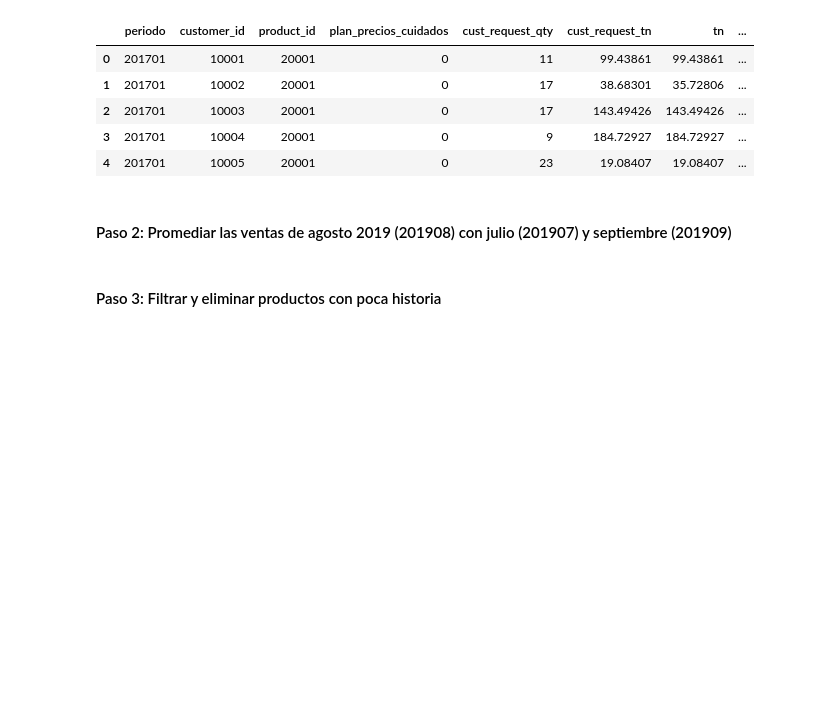
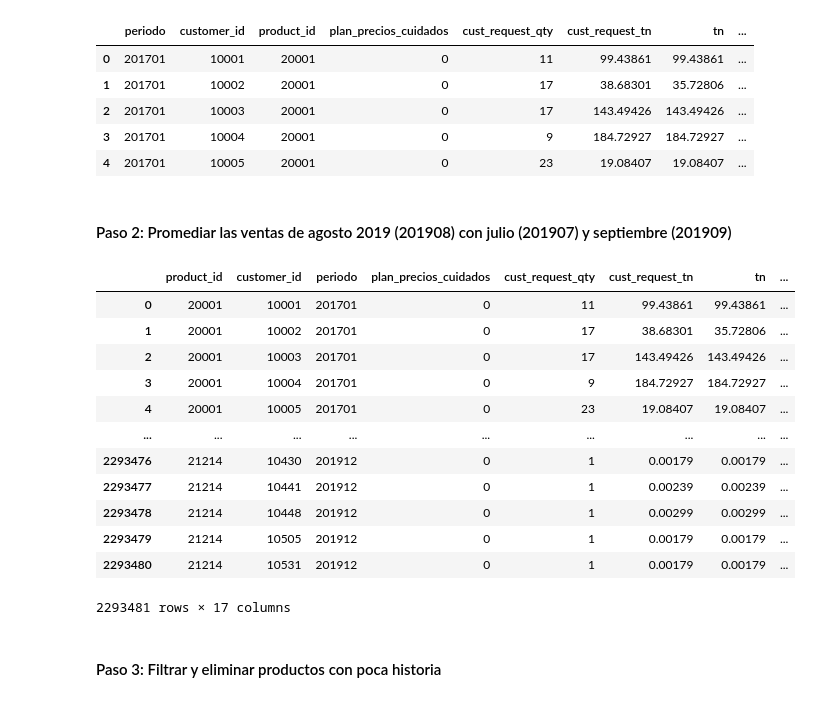
Before and after one commit to marianoMarchetta1/LaboratorioIII, a Jupyter notebook: Models/CategoryGroupAutoML/model.ipynb, the cells around one changed output. Saved outputs shown, nothing was run; the diff lists cells and outputs as text; code cells hidden in the pictures; blank space fills up the shorter version.

```diff
--- a/Models/CategoryGroupAutoML/model.ipynb
+++ b/Models/CategoryGroupAutoML/model.ipynb
@@ -44,25 +41,44 @@ df.head()
 # %% [markdown]
 #### Paso 2: Promediar las ventas de agosto 2019 (201908) con julio (201907) y septiembre (201909)
 # %%
+df['periodo'] = df['periodo'].astype(str).str.strip()
+
 # Filtrar los datos por los periodos 201907, 201908 y 201909
 df_filtered = df[df['periodo'].isin(['201907', '201908', '201909'])]
 
-# Pivotear los datos para tener columnas separadas para cada periodo
+# # Pivotear los datos para tener columnas separadas para cada periodo
 pivoted_sales = df_filtered.pivot_table(index=['product_id', 'customer_id'], columns='periodo', values='tn').reset_index()
 
-# Asegurar que las columnas 201907 y 201909 existen en el DataFrame
+# # Asegurar que las columnas 201907 y 201909 existen en el DataFrame
 pivoted_sales = pivoted_sales.reindex(columns=['product_id', 'customer_id', '201907', '201908', '201909'])
 
-# Calcular el promedio de julio y septiembre
+# # Calcular el promedio de julio y septiembre
 pivoted_sales['201908'] = pivoted_sales[['201907', '201909']].mean(axis=1)
 
-# Convertir de nuevo al formato largo
+# # Convertir de nuevo al formato largo
 updated_sales = pivoted_sales.melt(id_vars=['product_id', 'customer_id'], value_vars=['201907', '201908', '201909'],
                                    var_name='periodo', value_name='tn')
 
-# Unir con el dataframe original
-df = df.drop(columns=['tn'])
-df = pd.merge(df, updated_sales, on=['product_id', 'customer_id', 'periodo'], how='left')
+# # Unir con el dataframe original
+df.set_index(['product_id', 'customer_id', 'periodo'], inplace=True)
+df.update(updated_sales.set_index(['product_id', 'customer_id', 'periodo']))
+df.reset_index(inplace=True)
+
+display(df)
+# %% [output]
+|  | product_id | customer_id | periodo | plan_precios_cuidados | cust_request_qty | cust_request_tn | tn | ... |
+| 0 | 20001 | 10001 | 201701 | 0 | 11 | 99.43861 | 99.43861 | ... |
+| 1 | 20001 | 10002 | 201701 | 0 | 17 | 38.68301 | 35.72806 | ... |
+| 2 | 20001 | 10003 | 201701 | 0 | 17 | 143.49426 | 143.49426 | ... |
+| 3 | 20001 | 10004 | 201701 | 0 | 9 | 184.72927 | 184.72927 | ... |
+| 4 | 20001 | 10005 | 201701 | 0 | 23 | 19.08407 | 19.08407 | ... |
+| ... | ... | ... | ... | ... | ... | ... | ... | ... |
+| 2293476 | 21214 | 10430 | 201912 | 0 | 1 | 0.00179 | 0.00179 | ... |
+| 2293477 | 21214 | 10441 | 201912 | 0 | 1 | 0.00239 | 0.00239 | ... |
+| 2293478 | 21214 | 10448 | 201912 | 0 | 1 | 0.00299 | 0.00299 | ... |
+| 2293479 | 21214 | 10505 | 201912 | 0 | 1 | 0.00179 | 0.00179 | ... |
+| 2293480 | 21214 | 10531 | 201912 | 0 | 1 | 0.00179 | 0.00179 | ... |
+2293481 rows × 17 columns
 # %% [markdown]
 #### Paso 3: Filtrar y eliminar productos con poca historia
 # %%
```
Also changed, not shown: parts of 8 cells of this notebook, 1 other file.
